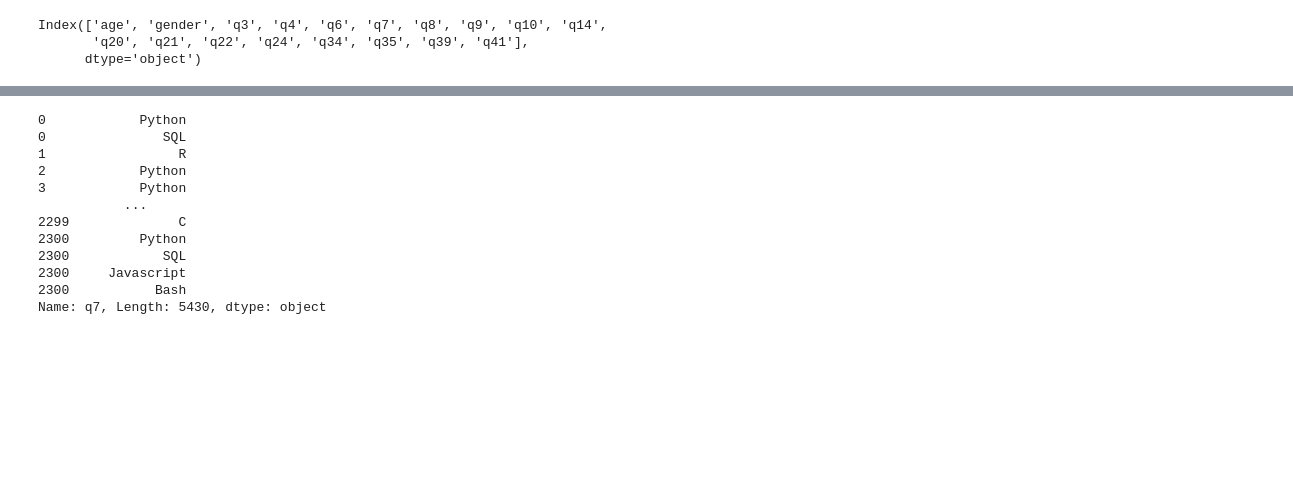
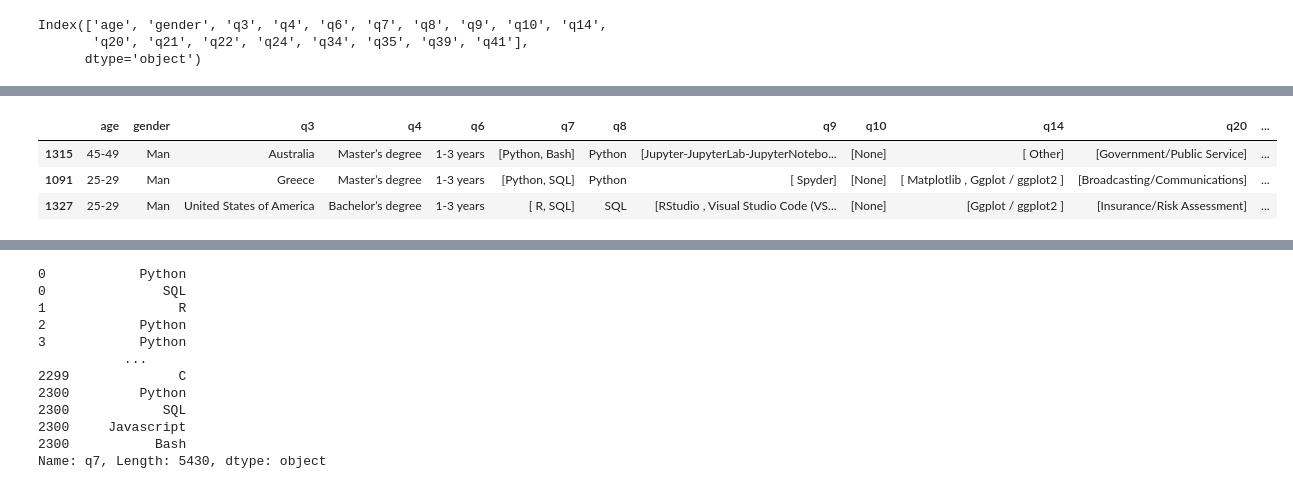
Before and after one commit to MaitaneP/adalab-da-modulo2-proyecto-equipo3, a Jupyter notebook: notebooks/3_tratamiento_datos.ipynb, the cells around one changed output, grey strips where cells are left out. Cells and saved outputs as stored; diff of their text form; code cells hidden in the pictures; blank space fills up the shorter version.

```diff
--- a/notebooks/3_tratamiento_datos.ipynb
+++ b/notebooks/3_tratamiento_datos.ipynb
@@ -344,0 +365,7 @@ df.isnull().sum().reset_index().T
+# %%
+df.sample(3)
+# %% [output]
+|  | age | gender | q3 | q4 | q6 | q7 | q8 | q9 | q10 | q14 | q20 | ... |
+| 1315 | 45-49 | Man | Australia | Master’s degree | 1-3 years | [Python, Bash] | Python | [Jupyter-JupyterLab-JupyterNotebo... | [None] | [ Other] | [Government/Public Service] | ... |
+| 1091 | 25-29 | Man | Greece | Master’s degree | 1-3 years | [Python, SQL] | Python | [ Spyder] | [None] | [ Matplotlib , Ggplot / ggplot2 ] | [Broadcasting/Communications] | ... |
+| 1327 | 25-29 | Man | United States of America | Bachelor’s degree | 1-3 years | [ R, SQL] | SQL | [RStudio , Visual Studio Code (VS... | [None] | [Ggplot / ggplot2 ] | [Insurance/Risk Assessment] | ... |
```
Also changed, not shown: parts of 26 cells of this notebook, 1 other file.
